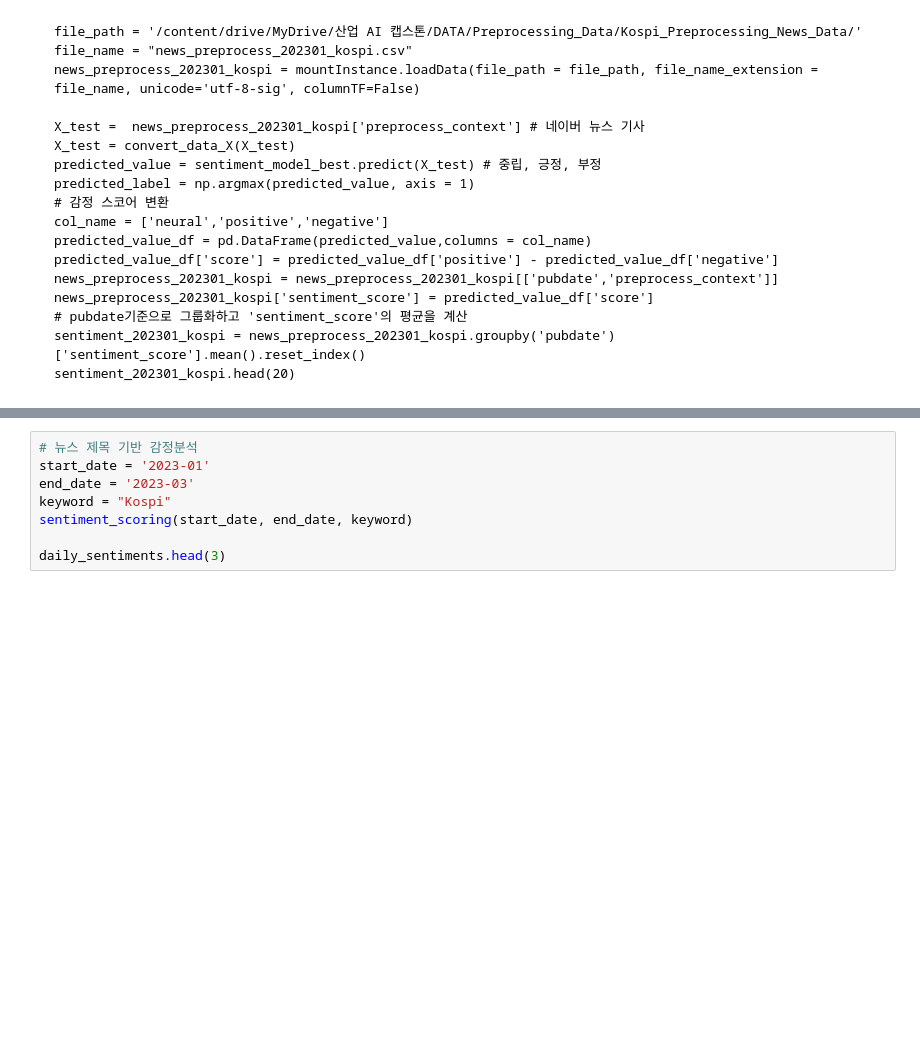
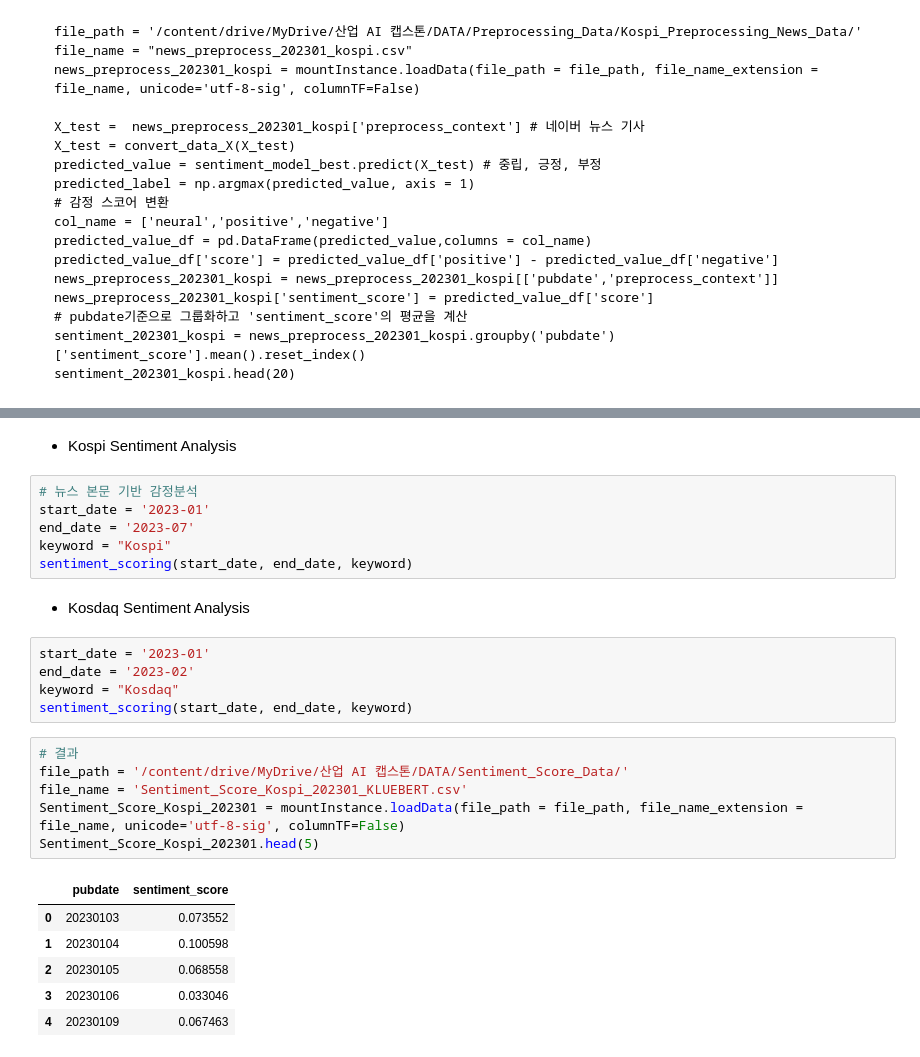
Before and after one commit to Gayeon6423/-AI-, a Jupyter notebook: Modeling_Sentiment_Analysis_BERT_v2.ipynb, the cells around one changed output, grey strips where cells are left out. Cells and saved outputs as stored; diff of their text form; blank space fills up the shorter version.

Commit message:
Sentiment_KLUEBERT_content

```diff
--- a/Modeling_Sentiment_Analysis_BERT_v2.ipynb
+++ b/Modeling_Sentiment_Analysis_BERT_v2.ipynb
@@ -399,8 +403,28 @@ def sentiment_scoring(start_date, end_date, keyword):
+# %% [markdown]
+- Kospi Sentiment Analysis
 # %%
-# 뉴스 제목 기반 감정분석
+# 뉴스 본문 기반 감정분석
 start_date = '2023-01'
-end_date = '2023-03'
+end_date = '2023-07'
 keyword = "Kospi"
 sentiment_scoring(start_date, end_date, keyword)
-
-daily_sentiments.head(3)
+# %% [markdown]
+- Kosdaq Sentiment Analysis
+# %%
+start_date = '2023-01'
+end_date = '2023-02'
+keyword = "Kosdaq"
+sentiment_scoring(start_date, end_date, keyword)
+# %%
+# 결과
+file_path = '/content/drive/MyDrive/산업 AI 캡스톤/DATA/Sentiment_Score_Data/'
+file_name = 'Sentiment_Score_Kospi_202301_KLUEBERT.csv'
+Sentiment_Score_Kospi_202301 = mountInstance.loadData(file_path = file_path, file_name_extension = file_name, unicode='utf-8-sig', columnTF=False)
+Sentiment_Score_Kospi_202301.head(5)
+# %% [output]
+|  | pubdate | sentiment_score |
+| 0 | 20230103 | 0.073552 |
+| 1 | 20230104 | 0.100598 |
+| 2 | 20230105 | 0.068558 |
+| 3 | 20230106 | 0.033046 |
+| 4 | 20230109 | 0.067463 |
```
Also changed, not shown: parts of 6 cells of this notebook.
